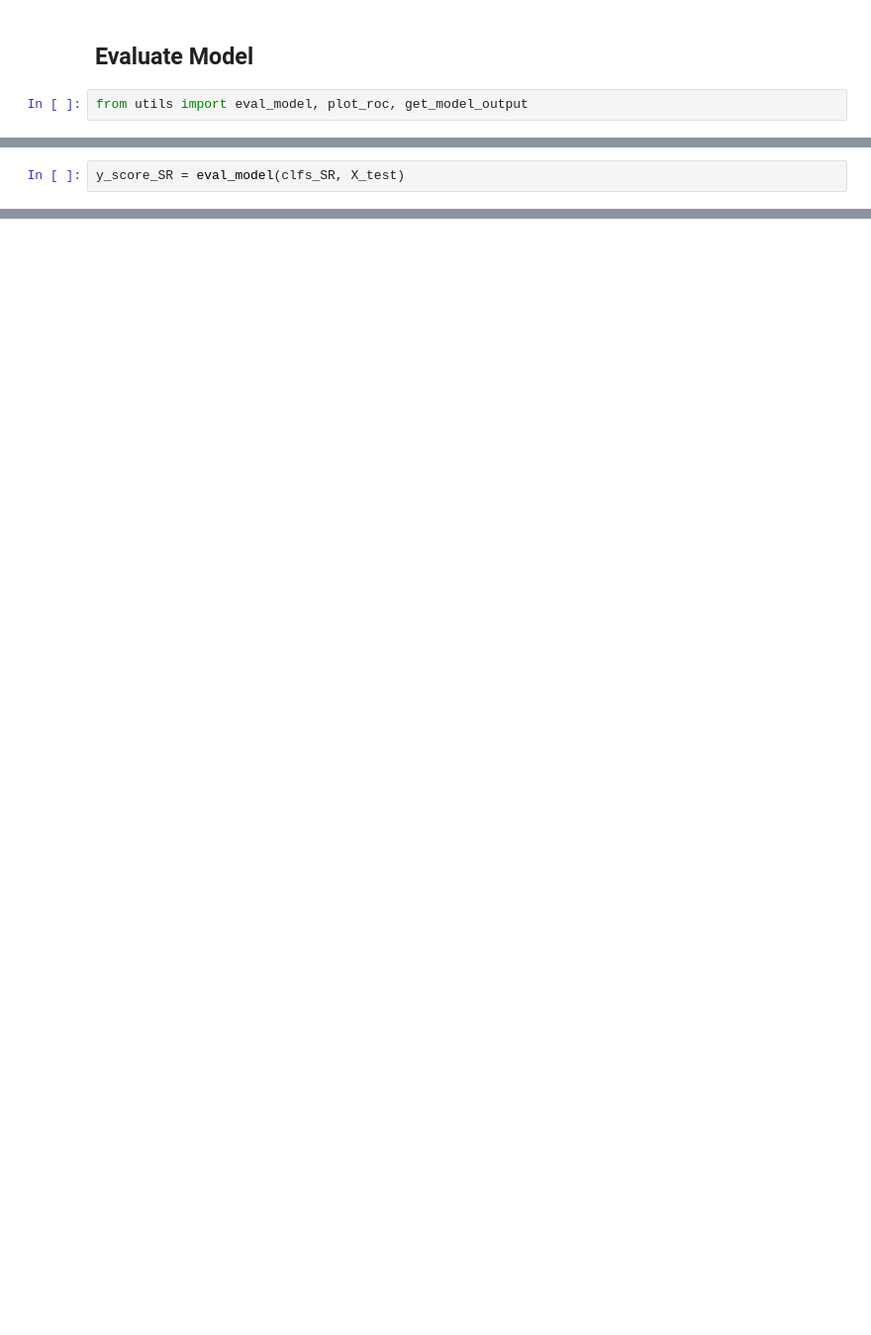
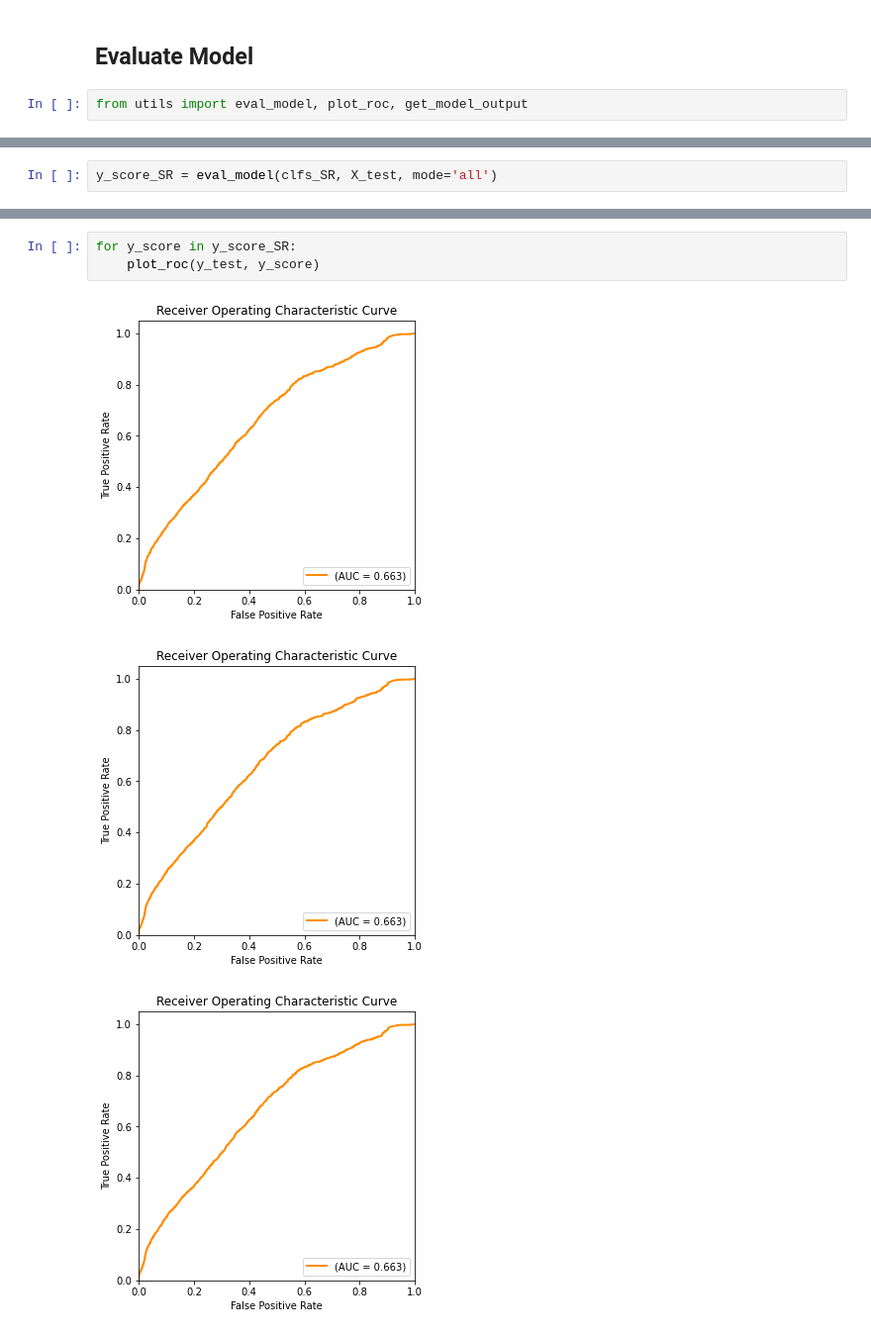
Before and after one commit to Wangweiyao/ML2020Fall, a Jupyter notebook: example_ml_workflow_with_GBDT_hard_FS_SR.ipynb, the cells around one changed output, grey strips where cells are left out. Shown at 99% size. Drawn from its saved outputs; the diff is of its cells as text; blank space fills up the shorter version.

```diff
--- a/example_ml_workflow_with_GBDT_hard_FS_SR.ipynb
+++ b/example_ml_workflow_with_GBDT_hard_FS_SR.ipynb
@@ -298,2 +362,2 @@ y_score_5_sub = eval_model(clfs_5_sub, X_test)
 # %%
-y_score_SR = eval_model(clfs_SR, X_test)
+y_score_SR = eval_model(clfs_SR, X_test, mode='all')
@@ -335,0 +401,7 @@ scatter_matrix(df, alpha=0.2, diagonal='kde')
+# %%
+for y_score in y_score_SR:
+    plot_roc(y_test, y_score)
+# %% [output]
+[figure, added]
+[figure, added]
+[figure, added]
```
Also changed, not shown: parts of 32 cells of this notebook, 3 other files.
